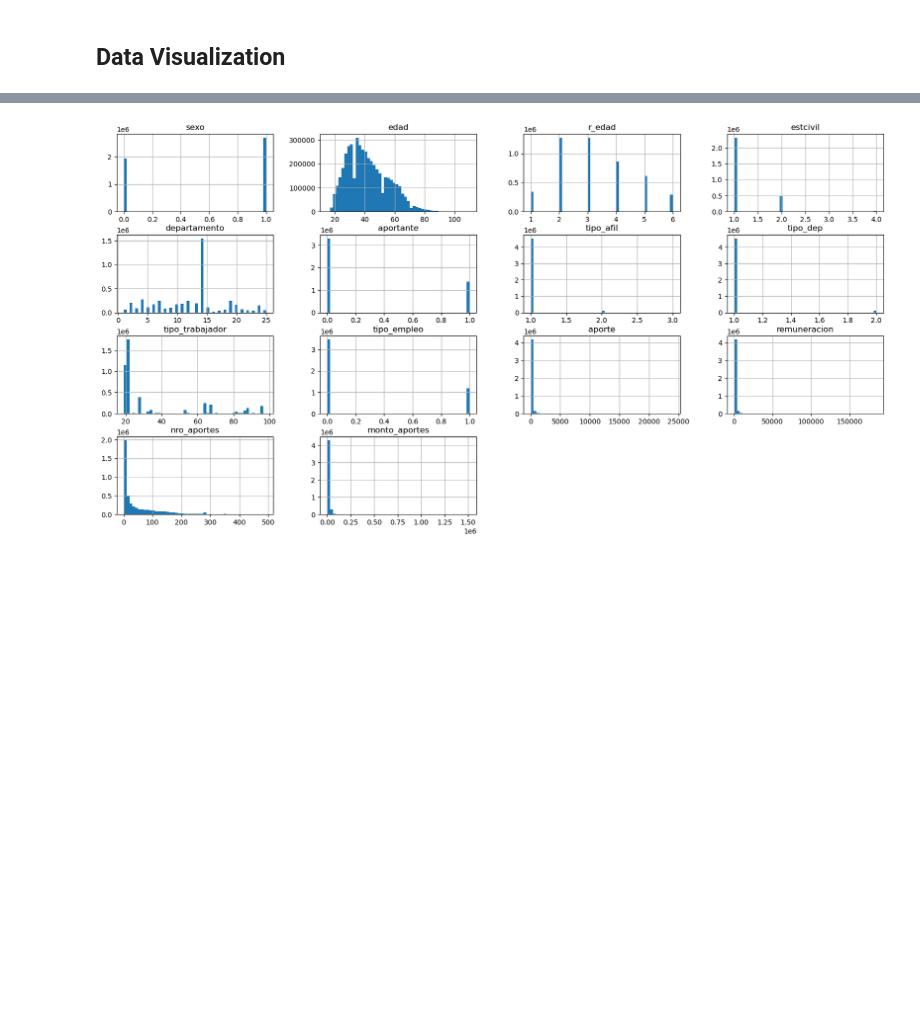
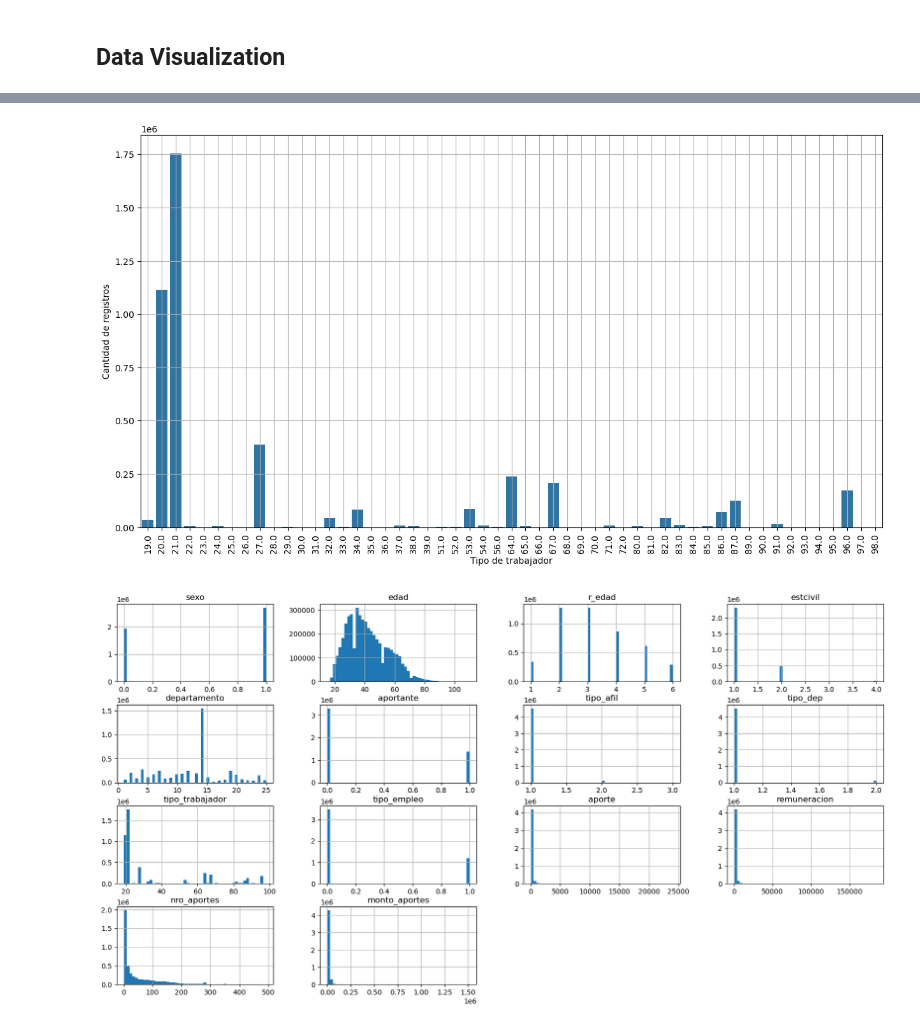
Before and after one commit to Raichi1/Pruebita, a Jupyter notebook: src/code.ipynb, the cells around one changed output, grey strips where cells are left out. Cells and saved outputs as stored; diff of their text form; code cells hidden in the pictures; blank space fills up the shorter version.

```diff
--- a/src/code.ipynb
+++ b/src/code.ipynb
@@ -231,3 +270,13 @@ snp.describe().T
+# %%
+plt.figure(figsize = (15, 8))
+sns.countplot(data = snp, x = 'tipo_trabajador')
+plt.ylabel("Cantidad de registros")
+plt.xlabel("Tipo de trabajador")
+plt.xticks(rotation = 90)
+plt.grid()
+plt.show()
+# %% [output]
+[figure, added]
 # %%
 snp.drop(['ultimo_periodo', 'primer_periodo'], axis = 1).hist(bins = 50, figsize = (20, 10))
 plt.show()
```
Also changed, not shown: parts of 75 cells of this notebook, 4 other files.
